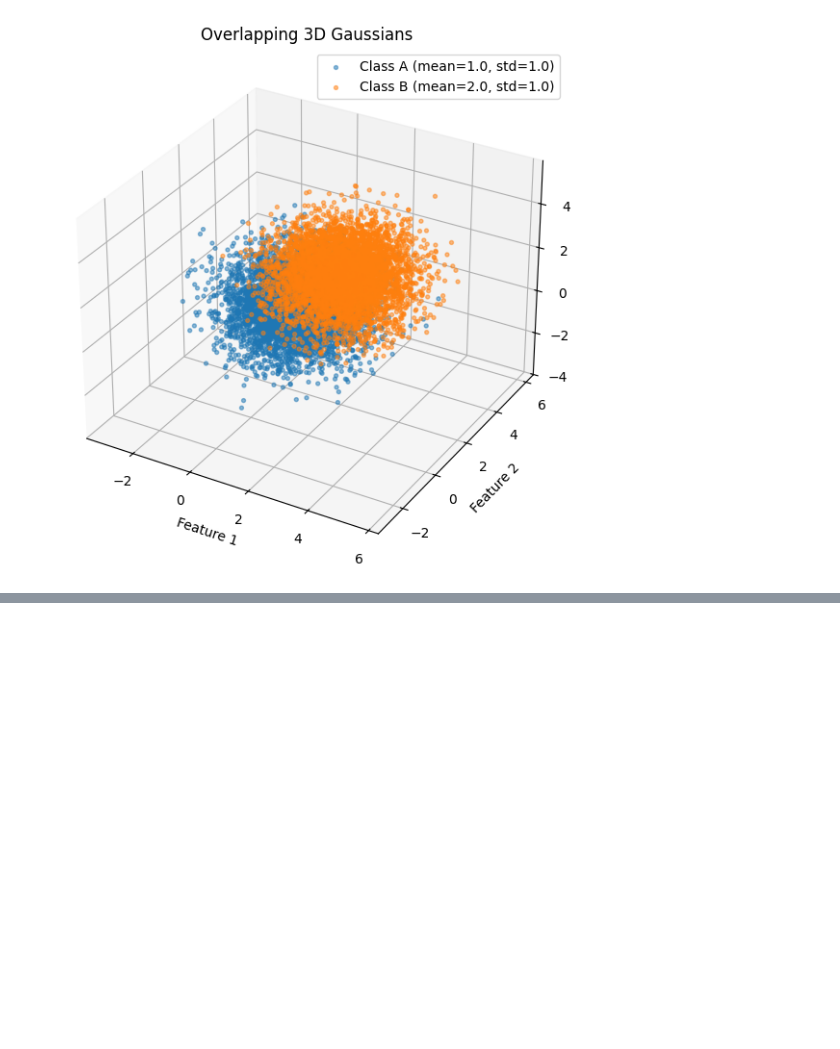
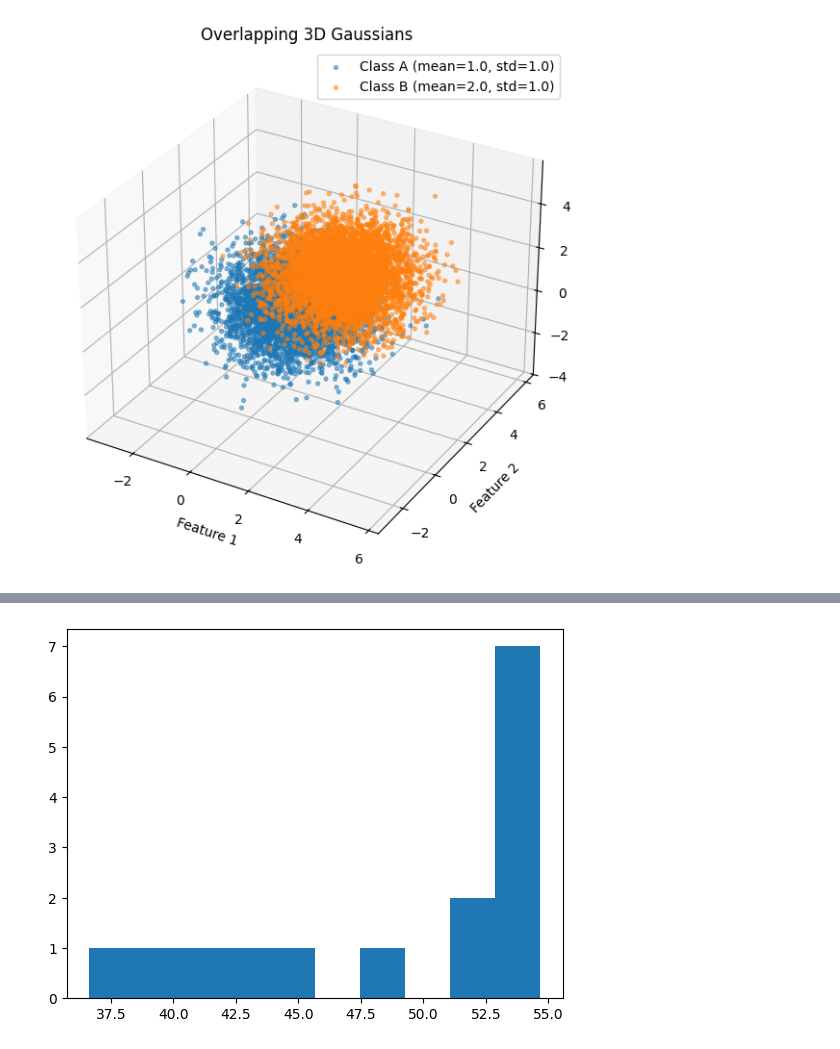
Before and after one commit to jonathankabala/xgboost_benchmark, a Jupyter notebook: src/misc.ipynb, the cells around one changed output, grey strips where cells are left out. Cells and saved outputs as stored; diff of their text form; code cells hidden in the pictures; blank space fills up the shorter version.

```diff
--- a/src/misc.ipynb
+++ b/src/misc.ipynb
@@ -226,0 +141,5 @@ plt.show()
+# %%
+plt.hist(df.boosts_per_sec_total)
+plt.show()
+# %% [output]
+[figure, added]
```
Also changed, not shown: parts of 5 cells of this notebook, 2 other files.
